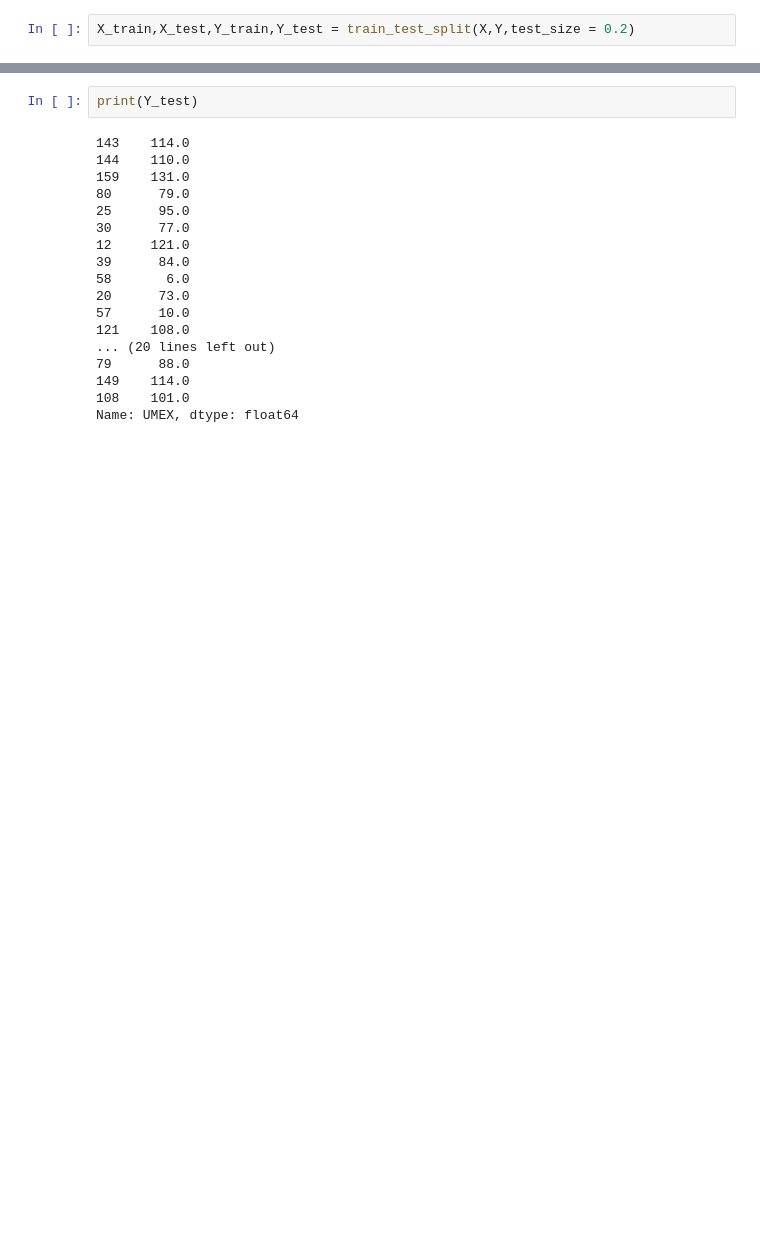
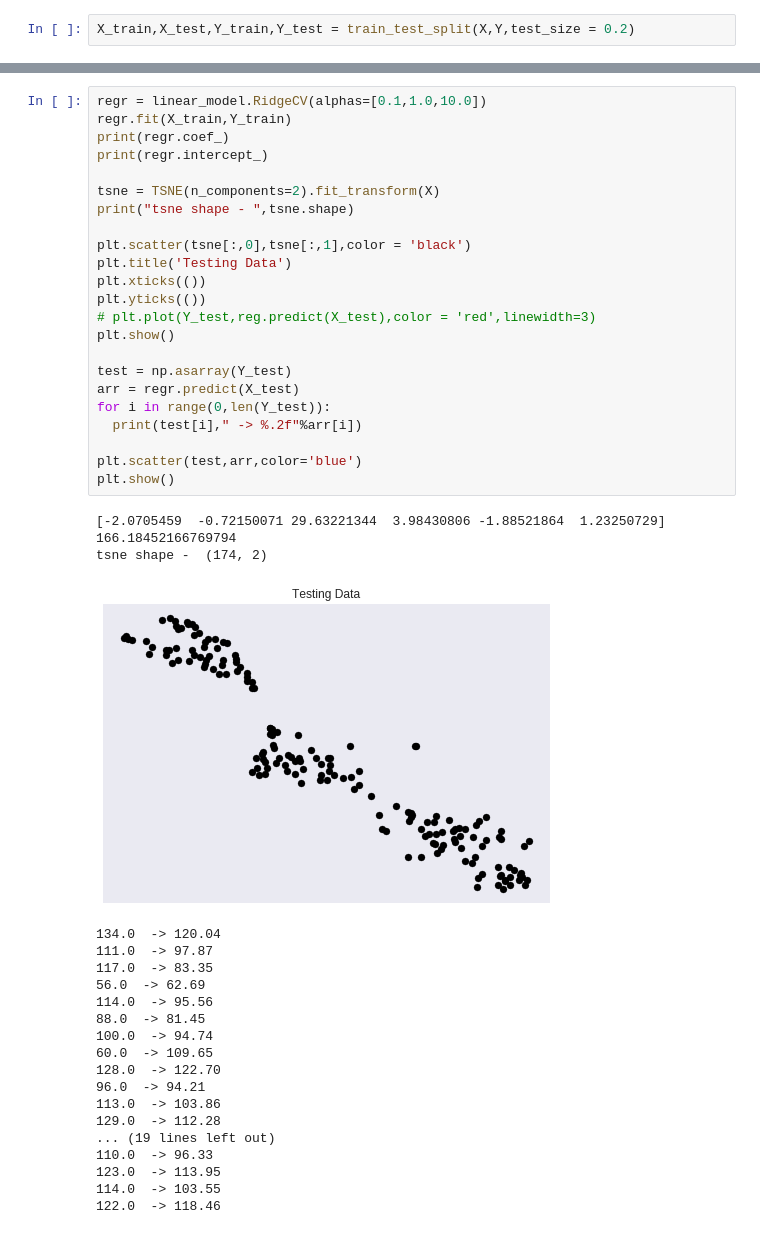
Before and after one commit to akshseh/FintechProject, a Jupyter notebook: NowCastingData_Regression.ipynb, the cells around one changed output, grey strips where cells are left out. Cells and saved outputs as stored; diff of their text form; blank space fills up the shorter version.

```diff
--- a/NowCastingData_Regression.ipynb
+++ b/NowCastingData_Regression.ipynb
@@ -147,20 +151,45 @@ tsne shape -  (174, 2)
-# %%
-print(Y_test)
-# %% [output]
-143    114.0
-144    110.0
-159    131.0
-80      79.0
-25      95.0
-30      77.0
-12     121.0
-39      84.0
-58       6.0
-20      73.0
-57      10.0
-121    108.0
-... (20 lines left out)
-79      88.0
-149    114.0
-108    101.0
-Name: UMEX, dtype: float64
+# %%
+regr = linear_model.RidgeCV(alphas=[0.1,1.0,10.0])
+regr.fit(X_train,Y_train)
+print(regr.coef_)
+print(regr.intercept_)
+
+tsne = TSNE(n_components=2).fit_transform(X)
+print("tsne shape - ",tsne.shape)
+
+plt.scatter(tsne[:,0],tsne[:,1],color = 'black')
+plt.title('Testing Data')
+plt.xticks(())
+plt.yticks(())
+# plt.plot(Y_test,reg.predict(X_test),color = 'red',linewidth=3)
+plt.show()
+
+test = np.asarray(Y_test)
+arr = regr.predict(X_test)
+for i in range(0,len(Y_test)):
+  print(test[i]," -> %.2f"%arr[i])
+
+plt.scatter(test,arr,color='blue')
+plt.show()
+# %% [output]
+[-2.0705459  -0.72150071 29.63221344  3.98430806 -1.88521864  1.23250729]
+166.18452166769794
+tsne shape -  (174, 2)
+[figure, added]
+134.0  -> 120.04
+111.0  -> 97.87
+117.0  -> 83.35
+56.0  -> 62.69
+114.0  -> 95.56
+88.0  -> 81.45
+100.0  -> 94.74
+60.0  -> 109.65
+128.0  -> 122.70
+96.0  -> 94.21
+113.0  -> 103.86
+129.0  -> 112.28
+... (19 lines left out)
+110.0  -> 96.33
+123.0  -> 113.95
+114.0  -> 103.55
+122.0  -> 118.46
```
Also changed, not shown: parts of 4 cells of this notebook.
